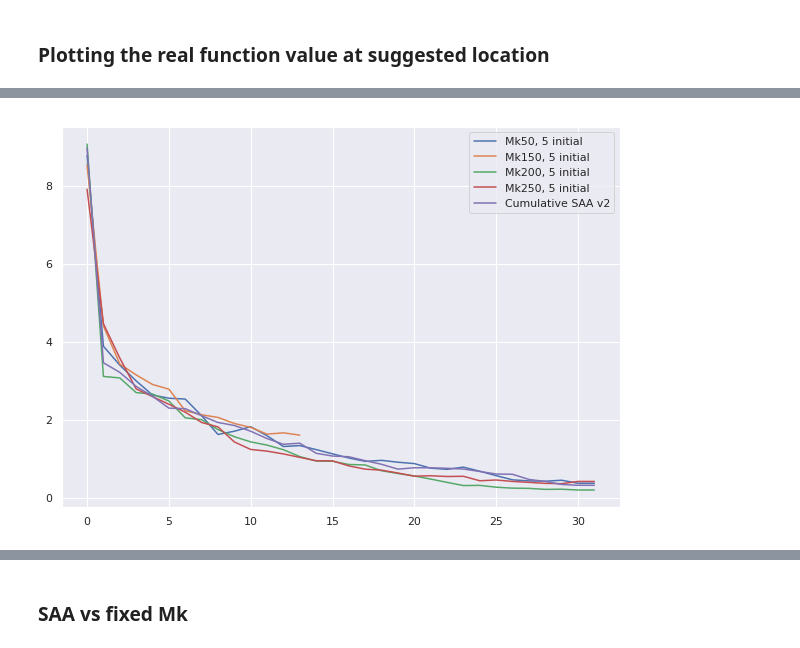
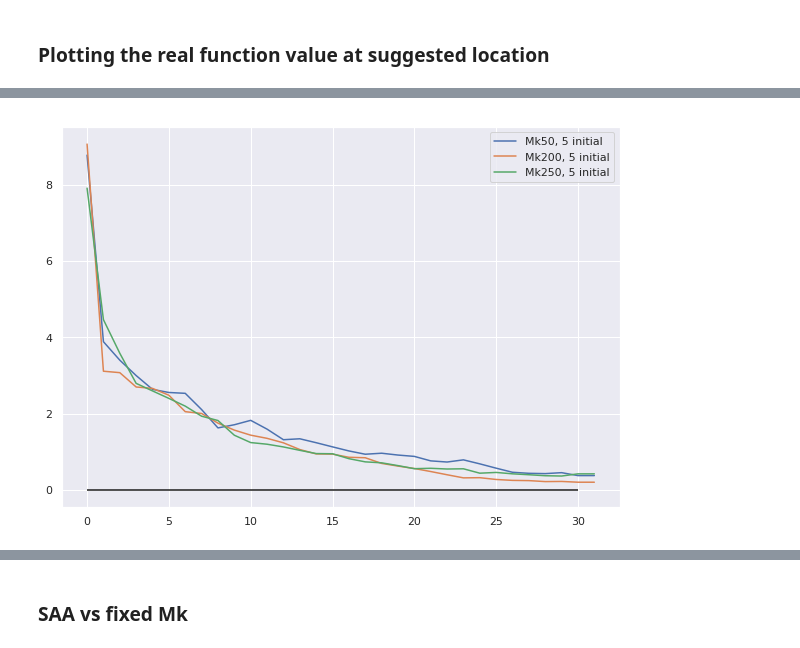
Before and after one commit to kkh8676/opt_functions, a Jupyter notebook: exp_result/levy_Mk_Mj_SAA_final.ipynb, the cells around one changed output, grey strips where cells are left out. Drawn from its saved outputs; the diff is of its cells as text; code cells hidden in the pictures.

```diff
--- a/exp_result/levy_Mk_Mj_SAA_final.ipynb
+++ b/exp_result/levy_Mk_Mj_SAA_final.ipynb
@@ -24,6 +24,8 @@ collection_list = mongo_db.list_collection_names()
 exp_name = "sep_levy"
 # %%
 jobs_initial5_Mk10_Mj1_exp = []
+jobs_initial5_Mk20_Mj1_exp = []
+jobs_initial5_Mk30_Mj1_exp = []
 jobs_initial5_Mk50_Mj1_exp = []
 jobs_initial5_Mk150_Mj1_exp = []
 jobs_initial5_Mk200_Mj1_exp = []
@@ -38,7 +40,11 @@ jobs_saa_cumulative_multi_exp = []
 jobs_saa_cumulative_exp = []
 jobs_saa_cumulative_v2_exp = []
 
+jobs_saa_cumulative_v2_tight_v2_exp = []
+
 recomm_initial5_Mk10_Mj1_exp = []
+recomm_initial5_Mk20_Mj1_exp = []
+recomm_initial5_Mk30_Mj1_exp = []
 recomm_initial5_Mk50_Mj1_exp = []
 recomm_initial5_Mk150_Mj1_exp = []
 recomm_initial5_Mk200_Mj1_exp = []
@@ -53,8 +59,12 @@ recomm_saa_cumulative_multi_exp = []
 recomm_saa_cumulative_exp = []
 recomm_saa_cumulative_v2_exp = []
 
+recomm_saa_cumulative_v2_tight_v2_exp = []
+
 for i in range(25):
     if "%s_initial5_Mk10_Mj1-%d.jobs"%(exp_name,i) in collection_list: jobs_initial5_Mk10_Mj1_exp.append(mongo_db["%s_initial5_Mk10_Mj1-%d.jobs"%(exp_name,i)])
+    if "%s_initial5_Mk20_Mj1-%d.jobs"%(exp_name,i) in collection_list: jobs_initial5_Mk20_Mj1_exp.append(mongo_db["%s_initial5_Mk20_Mj1-%d.jobs"%(exp_name,i)])
+    if "%s_initial5_Mk30_Mj1-%d.jobs"%(exp_name,i) in collection_list: jobs_initial5_Mk30_Mj1_exp.append(mongo_db["%s_initial5_Mk30_Mj1-%d.jobs"%(exp_name,i)])
     if "%s_initial5_Mk50_Mj1-%d.jobs"%(exp_name,i) in collection_list: jobs_initial5_Mk50_Mj1_exp.append(mongo_db["%s_initial5_Mk50_Mj1-%d.jobs"%(exp_name,i)])
     if "%s_initial5_Mk150_Mj1-%d.jobs"%(exp_name,i) in collection_list: jobs_initial5_Mk150_Mj1_exp.append(mongo_db["%s_initial5_Mk150_Mj1-%d.jobs"%(exp_name,i)])
     if "%s_initial5_Mk200_Mj1-%d.jobs"%(exp_name,i) in collection_list: jobs_initial5_Mk200_Mj1_exp.append(mongo_db["%s_initial5_Mk200_Mj1-%d.jobs"%(exp_name,i)])
@@ -69,7 +79,11 @@ for i in range(25):
     if "%s_cumulative_saa-%d.jobs"%(exp_name,i) in collection_list: jobs_saa_cumulative_exp.append(mongo_db["%s_cumulative_saa-%d.jobs"%(exp_name,i)])
     if "%s_cumulative_saa_v2-%d.jobs"%(exp_name,i) in collection_list: jobs_saa_cumulative_v2_exp.append(mongo_db["%s_cumulative_saa_v2-%d.jobs"%(exp_name,i)])
 
+    if "%s_cumulative_saa_v2_tight_v2-%d.jobs"%(exp_name,i) in collection_list: jobs_saa_cumulative_v2_tight_v2_exp.append(mongo_db["%s_cumulative_saa_v2_tight_v2-%d.jobs"%(exp_name,i)])
+
     if "%s_initial5_Mk10_Mj1-%d.recommendations"%(exp_name,i) in collection_list: recomm_initial5_Mk10_Mj1_exp.append(mongo_db["%s_initial5_Mk10_Mj1-%d.recommendations"%(exp_name,i)])
+    if "%s_initial5_Mk20_Mj1-%d.recommendations"%(exp_name,i) in collection_list: recomm_initial5_Mk20_Mj1_exp.append(mongo_db["%s_initial5_Mk20_Mj1-%d.recommendations"%(exp_name,i)])
+    if "%s_initial5_Mk30_Mj1-%d.recommendations"%(exp_name,i) in collection_list: recomm_initial5_Mk30_Mj1_exp.append(mongo_db["%s_initial5_Mk30_Mj1-%d.recommendations"%(exp_name,i)])
     if "%s_initial5_Mk50_Mj1-%d.recommendations"%(exp_name,i) in collection_list: recomm_initial5_Mk50_Mj1_exp.append(mongo_db["%s_initial5_Mk50_Mj1-%d.recommendations"%(exp_name,i)])
     if "%s_initial5_Mk150_Mj1-%d.recommendations"%(exp_name,i) in collection_list: recomm_initial5_Mk150_Mj1_exp.append(mongo_db["%s_initial5_Mk150_Mj1-%d.recommendations"%(exp_name,i)])
     if "%s_initial5_Mk200_Mj1-%d.recommendations"%(exp_name,i) in collection_list: recomm_initial5_Mk200_Mj1_exp.append(mongo_db["%s_initial5_Mk200_Mj1-%d.recommendations"%(exp_name,i)])
@@ -83,3 +97,5 @@ for i in range(25):
     if "%s_cumulative_saa_multi-%d.recommendations"%(exp_name,i) in collection_list: recomm_saa_cumulative_multi_exp.append(mongo_db["%s_cumulative_saa_multi-%d.recommendations"%(exp_name,i)])
     if "%s_cumulative_saa-%d.recommendations"%(exp_name,i) in collection_list: recomm_saa_cumulative_exp.append(mongo_db["%s_cumulative_saa-%d.recommendations"%(exp_name,i)])
     if "%s_cumulative_saa_v2-%d.recommendations"%(exp_name,i) in collection_list: recomm_saa_cumulative_v2_exp.append(mongo_db["%s_cumulative_saa_v2-%d.recommendations"%(exp_name,i)])
+
+    if "%s_cumulative_saa_v2_tight_v2-%d.recommendations"%(exp_name,i) in collection_list: recomm_saa_cumulative_v2_tight_v2_exp.append(mongo_db["%s_cumulative_saa_v2_tight_v2-%d.recommendations"%(exp_name,i)])
@@ -316,16 +516,17 @@ irs_cumulative_saa_v2_std_err = get_std_err_irs(irs_cumulative_saa_v2_exp)
 # %%
 plt.figure(figsize=(10,7))
 #plt.plot(avg_sugg_obj_initial5_Mk10_Mj1[3:], label="Mk10, 5 initial")
 plt.plot(avg_sugg_obj_initial5_Mk50_Mj1[3:], label="Mk50, 5 initial")
-plt.plot(avg_sugg_obj_initial5_Mk150_Mj1[3:], label="Mk150, 5 initial")
+#plt.plot(avg_sugg_obj_initial5_Mk150_Mj1[3:], label="Mk150, 5 initial")
 plt.plot(avg_sugg_obj_initial5_Mk200_Mj1[3:], label="Mk200, 5 initial")
 
 plt.plot(avg_sugg_obj_initial5_Mk250_Mj1[3:], label="Mk250, 5 initial")
 #plt.plot(avg_sugg_obj_initial5_Mk300_Mj1[3:], label="Mk300, 5 initial")
-plt.plot(avg_sugg_obj_saa_cumulative_v2[3:], label="Cumulative SAA v2")
+#plt.plot(avg_sugg_obj_saa_cumulative_v2[3:], label="Cumulative SAA v2")
+plt.hlines(opt_val, xmin=0, xmax=30, colors='k')
 #plt.plot(avg_sugg_obj_saa_cumulative_multi[3:], label="SAA cumulative multi start")
 #plt.plot(avg_sugg_obj_saa_cumulative[3:], label='SAA cumulative')
 plt.legend()
 plt.show()
 # %% [output]
-[figure, old version]
+[figure, new version]
```
Also changed, not shown: parts of 26 cells of this notebook.
